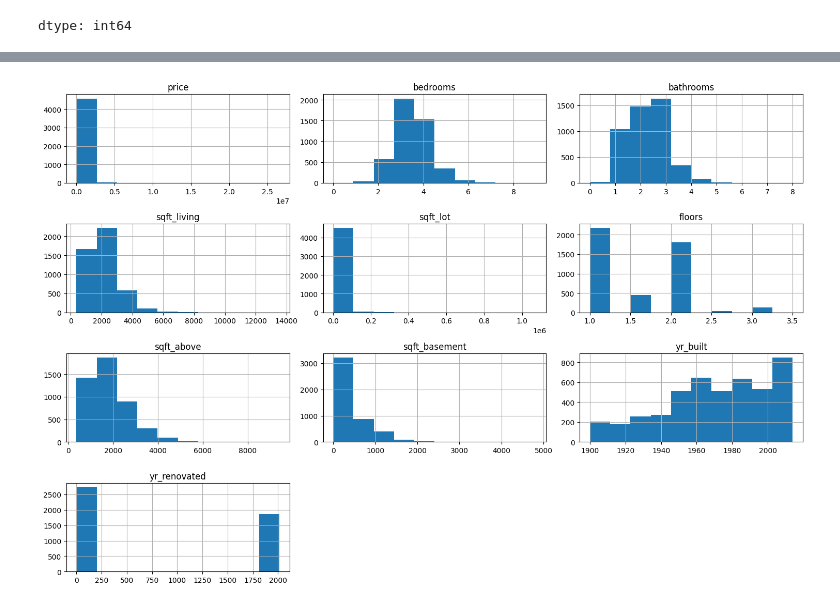
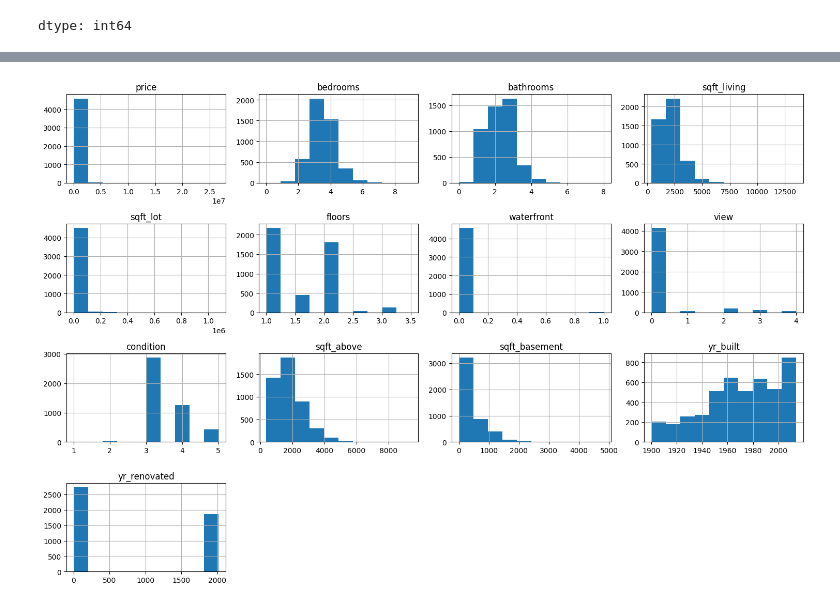
Before and after one commit to baladalintang/balada, a Jupyter notebook: regeresihargarumah.ipynb, the cells around one changed output, grey strips where cells are left out. Drawn from its saved outputs; the diff is of its cells as text; code cells hidden in the pictures.

```diff
--- a/regeresihargarumah.ipynb
+++ b/regeresihargarumah.ipynb
@@ -7,4 +16,4 @@ import matplotlib.pyplot as plt   ## untuk visualisasi
 import seaborn as sns             ## untuk statistik
 # %%
 ## baca file hargarumahregresi.csv
-df = pd.read_csv('/content/hargarumahregresi.csv')
+df = pd.read_csv('/content/sample_data/hargarumahregresi.csv')
@@ -70,11 +111,11 @@ df.head()
 | 4 | 2014-05-02 00:00:00 | 550000.0 | 4.0 | 2.50 | 1940 | 10500 | 1.0 | 0 | 0 | 4 | ... |
 # %%
 # Pilih kolom numerik untuk visualisasi
-numerical_cols = ['price', 'bedrooms', 'bathrooms', 'sqft_living', 'sqft_lot', 'floors', 'sqft_above', 'sqft_basement', 'yr_built', 'yr_renovated']
+numerical_cols = ['date','price', 'bedrooms', 'bathrooms', 'sqft_living', 'sqft_lot', 'floors', 'waterfront','view','condition','sqft_above', 'sqft_basement', 'yr_built', 'yr_renovated']
 
 # Buat histogram untuk setiap kolom numerik
 df[numerical_cols].hist(figsize=(15, 10))
 plt.tight_layout()
 plt.show()
 # %% [output]
-[figure, old version]
+[figure, new version]
```
Also changed, not shown: parts of 17 cells of this notebook.
